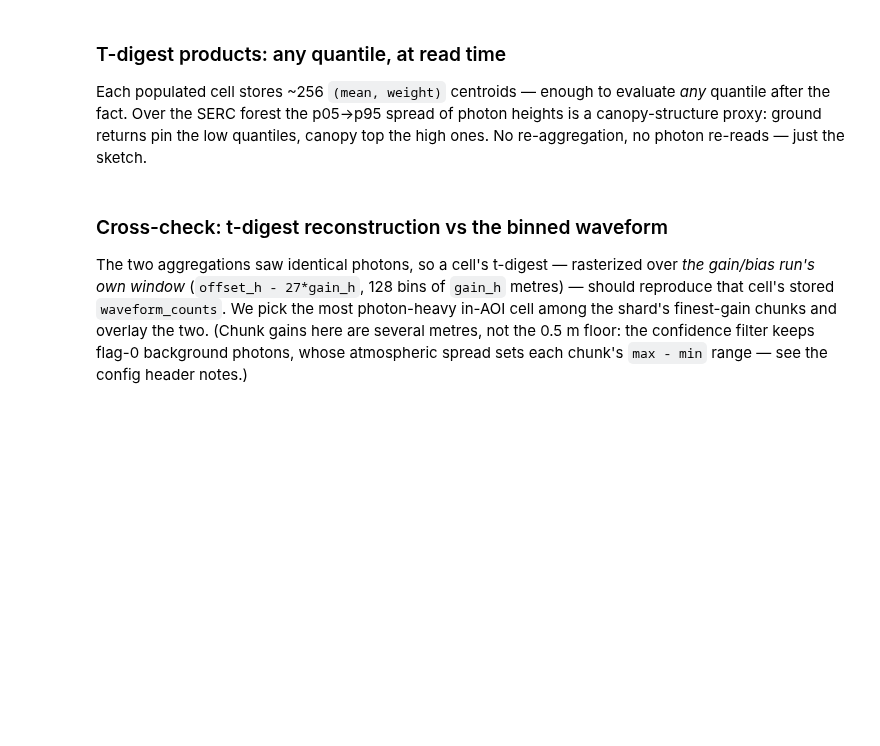
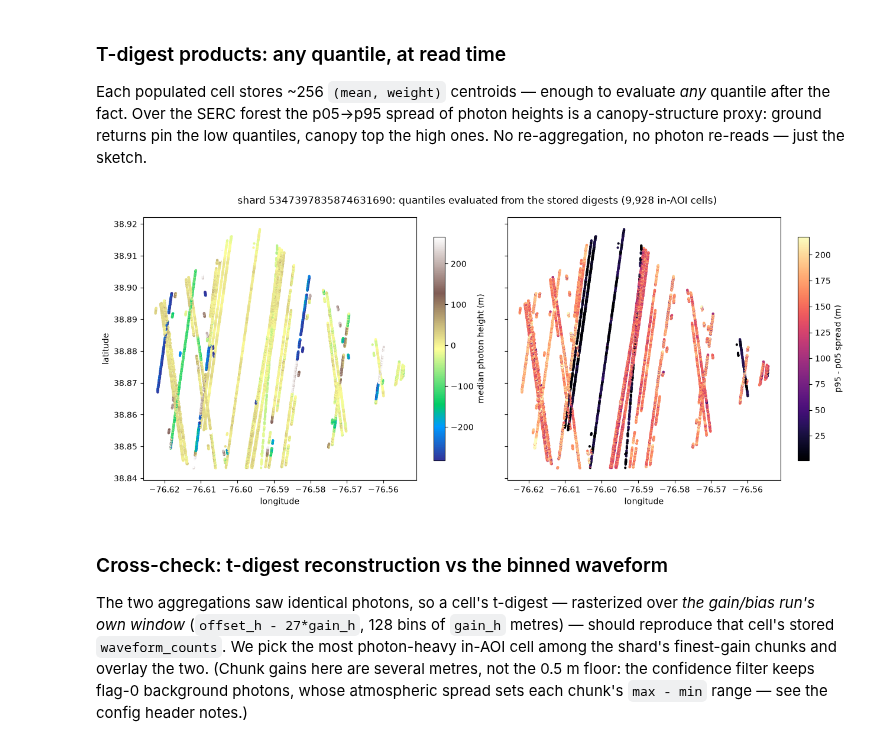
Before and after one commit to englacial/zagg, a Jupyter notebook: notebooks/sponsor_end_to_end.ipynb, the cells around one changed output. Cells and saved outputs as stored; diff of their text form; code cells hidden in the pictures; blank space fills up the shorter version.

```diff
--- a/notebooks/sponsor_end_to_end.ipynb
+++ b/notebooks/sponsor_end_to_end.ipynb
@@ -525,38 +637,52 @@ re-reads — just the sketch.
 from zagg.csr import iter_csr_cells, read_csr
 from zagg.stats.tdigest import quantile_from_tdigest
 
-# The densest shard (48 granules) sits fully inside the AOI box.
-DENSE_SHARD = max(zip(shardmap.shard_keys, shardmap.granules), key=lambda t: len(t[1]))[0]
+# The shard most inside the AOI box (largest strict-AOI cell cover).
+in_aoi = {
+    key: int(grid.aoi_mask_for_children(np.asarray(p, dtype=np.uint64),
+                                        grid.children(key)).sum())
+    for key, p in zip(shardmap.shard_keys, shardmap.aoi_mask)
+}
+DENSE_SHARD = max(in_aoi, key=in_aoi.get)
 h10 = grid.block_index(DENSE_SHARD)[0]
 count, aoi, mort = shard_slice(td_root, DENSE_SHARD, "count", "aoi_mask", "morton")
 
+MIN_PHOTONS = 20     # quantiles are only meaningful with enough samples;
+                     # sparser cells are mostly background-noise columns
 med, spread, gidx = [], [], []
 td_store_path = str(RUN_ROOT / "tdigest.zarr")
 for h13 in range(h10 * 64, (h10 + 1) * 64):
     for cid, dig in iter_csr_cells(read_csr(td_store_path, f"19/h_tdigest/{h13}")):
         d = np.asarray(dig, np.float64)
+        if d[:, 1].sum() < MIN_PHOTONS:
+            continue
         q05, q50, q95 = (quantile_from_tdigest(d, q) for q in (0.05, 0.50, 0.95))
         med.append(q50)
         spread.append(q95 - q05)
         gidx.append((h13 - h10 * 64) * 4096 + cid)
 gidx = np.asarray(gidx)
 keep = aoi[gidx]                       # strict-AOI cells only
 lat, lon = mort2geo(mort[gidx][keep])
 lon = np.where(lon > 180, lon - 360, lon)
 
 fig, axes = plt.subplots(1, 2, figsize=(13, 5.5), sharex=True, sharey=True)
 for ax, vals, label, cmap in [
     (axes[0], np.asarray(med)[keep], "median photon height (m)", "terrain"),
     (axes[1], np.asarray(spread)[keep], "p95 - p05 spread (m)", "magma"),
 ]:
-    sc = ax.scatter(lon, lat, c=vals, s=4, cmap=cmap)
+    # clamp color range to the 2-98th percentile: a few noise-dominated cells
+    # otherwise stretch the scale by hundreds of metres
+    vlo, vhi = np.percentile(vals, [2, 98])
+    sc = ax.scatter(lon, lat, c=vals, s=4, cmap=cmap, vmin=vlo, vmax=vhi)
     plt.colorbar(sc, ax=ax, label=label, shrink=0.85)
     ax.set_xlabel("longitude")
 axes[0].set_ylabel("latitude")
 fig.suptitle(f"shard {DENSE_SHARD}: quantiles evaluated from the stored digests "
              f"({int(keep.sum()):,} in-AOI cells)")
 plt.tight_layout()
 plt.show()
+# %% [output]
+[figure, added]
 # %% [markdown]
 ### Cross-check: t-digest reconstruction vs the binned waveform
 
```
Also changed, not shown: parts of 20 cells of this notebook, 1 other file.
